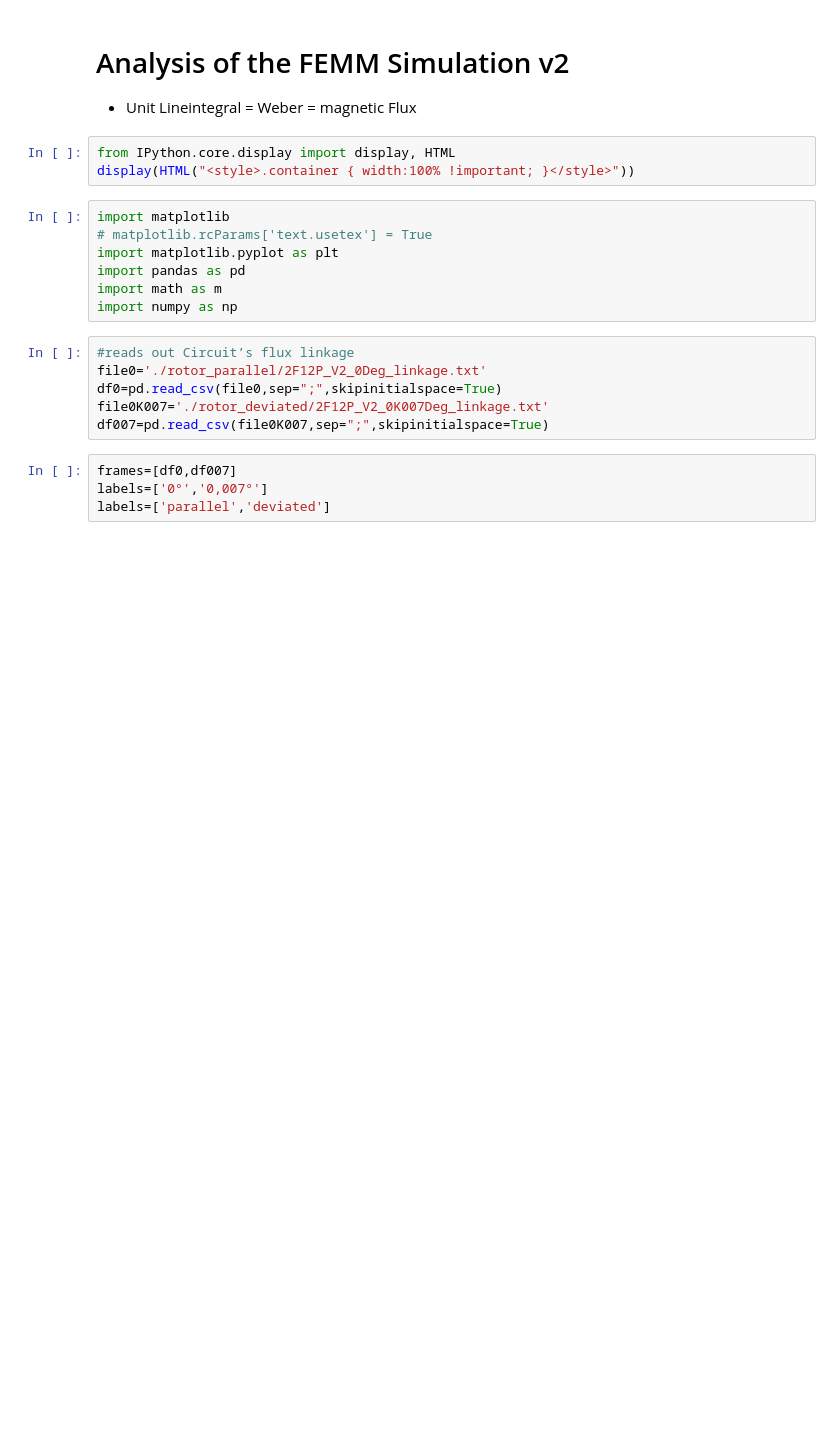
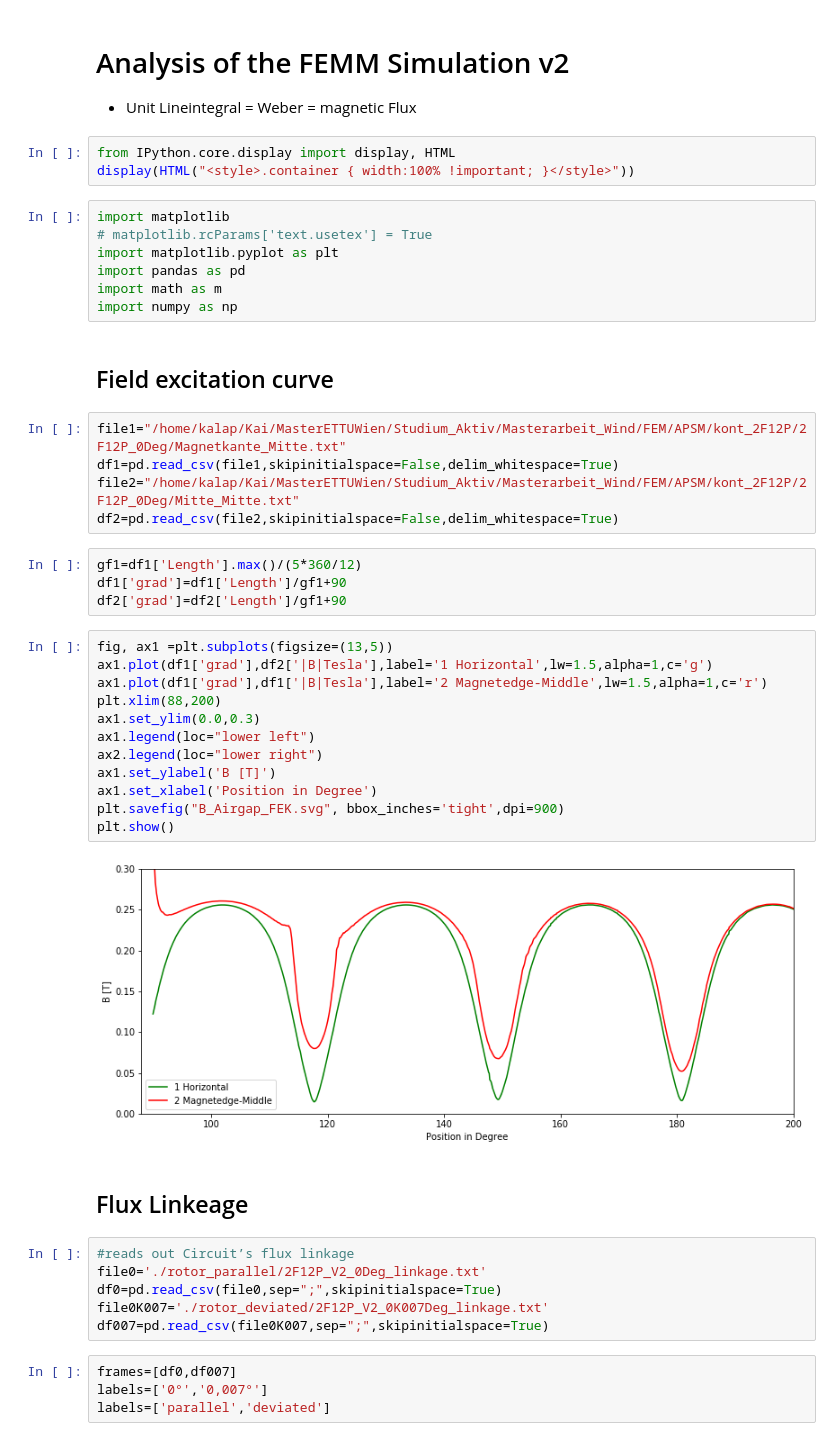
Before and after one commit to mistral2e/Piggott_APSM_monitoring, a Jupyter notebook: FEMM_Simulation/Analysis_2F12P-FluxLinkage.ipynb, the cells around one changed output. Saved outputs shown, nothing was run; the diff lists cells and outputs as text; blank space fills up the shorter version.

```diff
--- a/FEMM_Simulation/Analysis_2F12P-FluxLinkage.ipynb
+++ b/FEMM_Simulation/Analysis_2F12P-FluxLinkage.ipynb
@@ -11,6 +11,33 @@ import matplotlib.pyplot as plt
 import pandas as pd
 import math as m
 import numpy as np
+# %% [markdown]
+## Field excitation curve
+# %%
+file1="/home/kalap/Kai/MasterETTUWien/Studium_Aktiv/Masterarbeit_Wind/FEM/APSM/kont_2F12P/2F12P_0Deg/Magnetkante_Mitte.txt"
+df1=pd.read_csv(file1,skipinitialspace=False,delim_whitespace=True)
+file2="/home/kalap/Kai/MasterETTUWien/Studium_Aktiv/Masterarbeit_Wind/FEM/APSM/kont_2F12P/2F12P_0Deg/Mitte_Mitte.txt"
+df2=pd.read_csv(file2,skipinitialspace=False,delim_whitespace=True)
+# %%
+gf1=df1['Length'].max()/(5*360/12)
+df1['grad']=df1['Length']/gf1+90
+df2['grad']=df2['Length']/gf1+90
+# %%
+fig, ax1 =plt.subplots(figsize=(13,5))
+ax1.plot(df1['grad'],df2['|B|Tesla'],label='1 Horizontal',lw=1.5,alpha=1,c='g')
+ax1.plot(df1['grad'],df1['|B|Tesla'],label='2 Magnetedge-Middle',lw=1.5,alpha=1,c='r')
+plt.xlim(88,200)
+ax1.set_ylim(0.0,0.3)
+ax1.legend(loc="lower left")
+ax2.legend(loc="lower right")
+ax1.set_ylabel('B [T]')
+ax1.set_xlabel('Position in Degree')
+plt.savefig("B_Airgap_FEK.svg", bbox_inches='tight',dpi=900)
+plt.show()
+# %% [output]
+[figure, added]
+# %% [markdown]
+## Flux Linkeage
 # %%
 #reads out Circuit’s flux linkage
 file0='./rotor_parallel/2F12P_V2_0Deg_linkage.txt'
```
Also changed, not shown: parts of 2 cells of this notebook, 1 other file.
